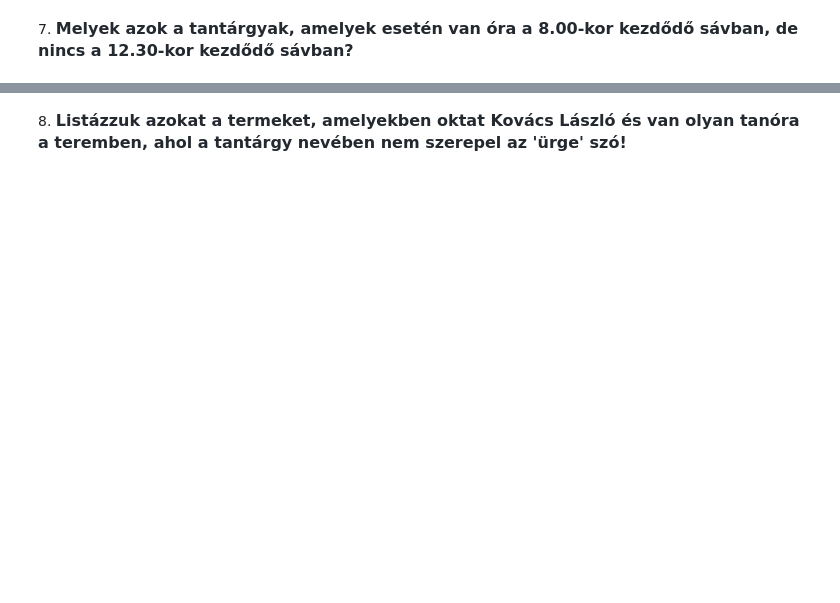
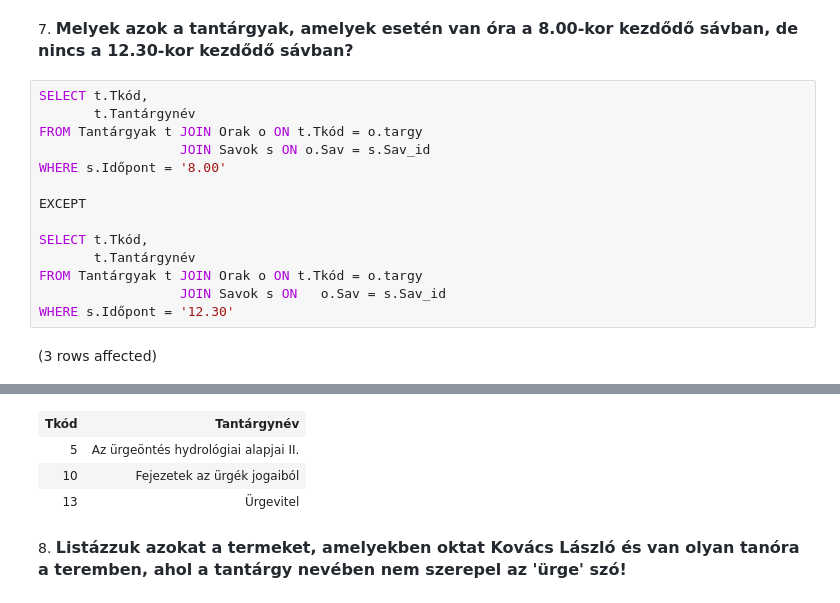
Before and after one commit to MikicsTamas/Adatb-zisok, a Jupyter notebook: gyakorlat03_feladatok.ipynb, the cells around one changed output, grey strips where cells are left out. Cells and saved outputs as stored; diff of their text form; blank space fills up the shorter version.

```diff
--- a/gyakorlat03_feladatok.ipynb
+++ b/gyakorlat03_feladatok.ipynb
@@ -113,2 +144,18 @@ Total execution time: 00:00:00.038
 # %% [markdown]
 7. <span style="background-color: rgb(255, 255, 255); color: rgb(36, 41, 47); font-family: -apple-system, BlinkMacSystemFont, &quot;Segoe UI&quot;, Helvetica, Arial, sans-serif, &quot;Apple Color Emoji&quot;, &quot;Segoe UI Emoji&quot;; font-size: 16px; font-weight: 600;">Melyek azok a tantárgyak, amelyek esetén van óra a 8.00-kor kezdődő sávban, de nincs a 12.30-kor kezdődő sávban?</span>
+# %%
+SELECT t.Tkód,
+       t.Tantárgynév
+FROM Tantárgyak t JOIN Orak o ON t.Tkód = o.targy
+                  JOIN Savok s ON o.Sav = s.Sav_id
+WHERE s.Időpont = '8.00'
+
+EXCEPT
+
+SELECT t.Tkód,
+       t.Tantárgynév
+FROM Tantárgyak t JOIN Orak o ON t.Tkód = o.targy
+                  JOIN Savok s ON   o.Sav = s.Sav_id
+WHERE s.Időpont = '12.30'
+# %% [output]
+(3 rows affected)
@@ -115,2 +163,6 @@ Total execution time: 00:00:00.038
+| Tkód | Tantárgynév |
+| 5 | Az ürgeöntés hydrológiai alapjai II. |
+| 10 | Fejezetek az ürgék jogaiból |
+| 13 | Ürgevitel |
 # %% [markdown]
 8. <span style="background-color: rgb(255, 255, 255); color: rgb(36, 41, 47); font-family: -apple-system, BlinkMacSystemFont, &quot;Segoe UI&quot;, Helvetica, Arial, sans-serif, &quot;Apple Color Emoji&quot;, &quot;Segoe UI Emoji&quot;; font-size: 16px; font-weight: 600;">Listázzuk azokat a termeket, amelyekben oktat Kovács László és van olyan tanóra a teremben, ahol a tantárgy nevében nem szerepel az 'ürge' szó!</span>
```
Also changed, not shown: parts of 7 cells of this notebook.
